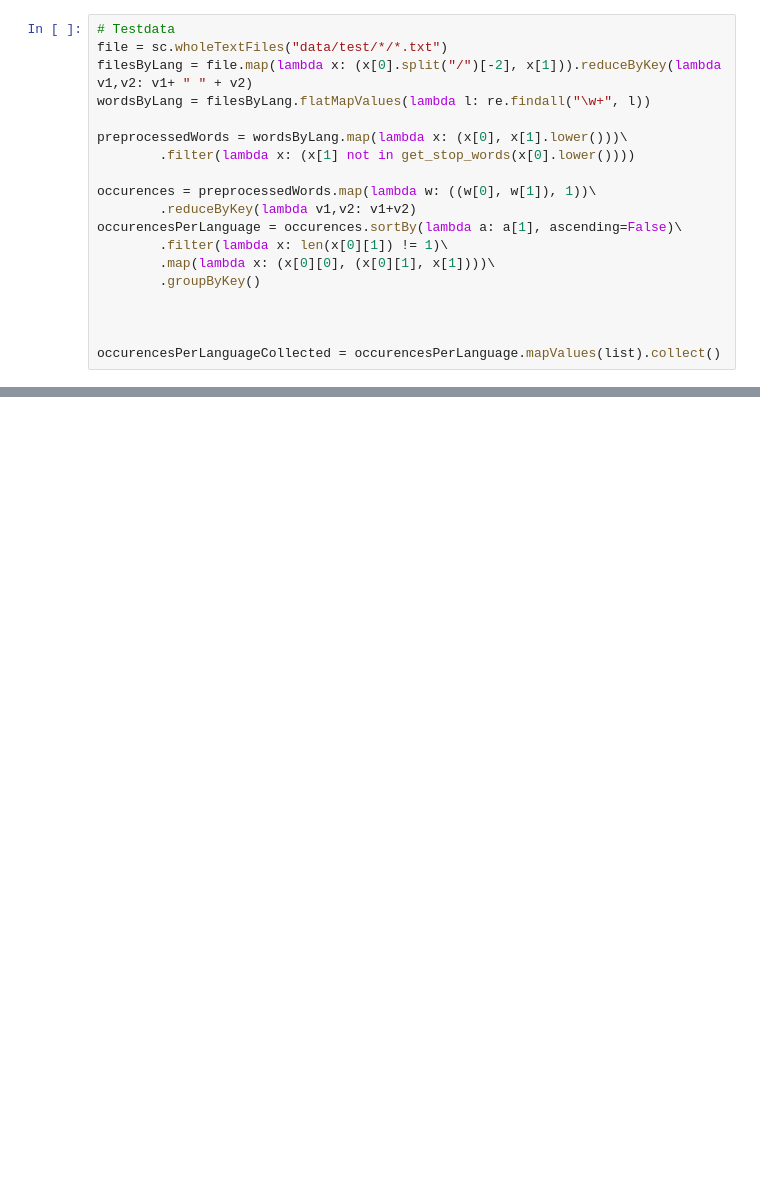
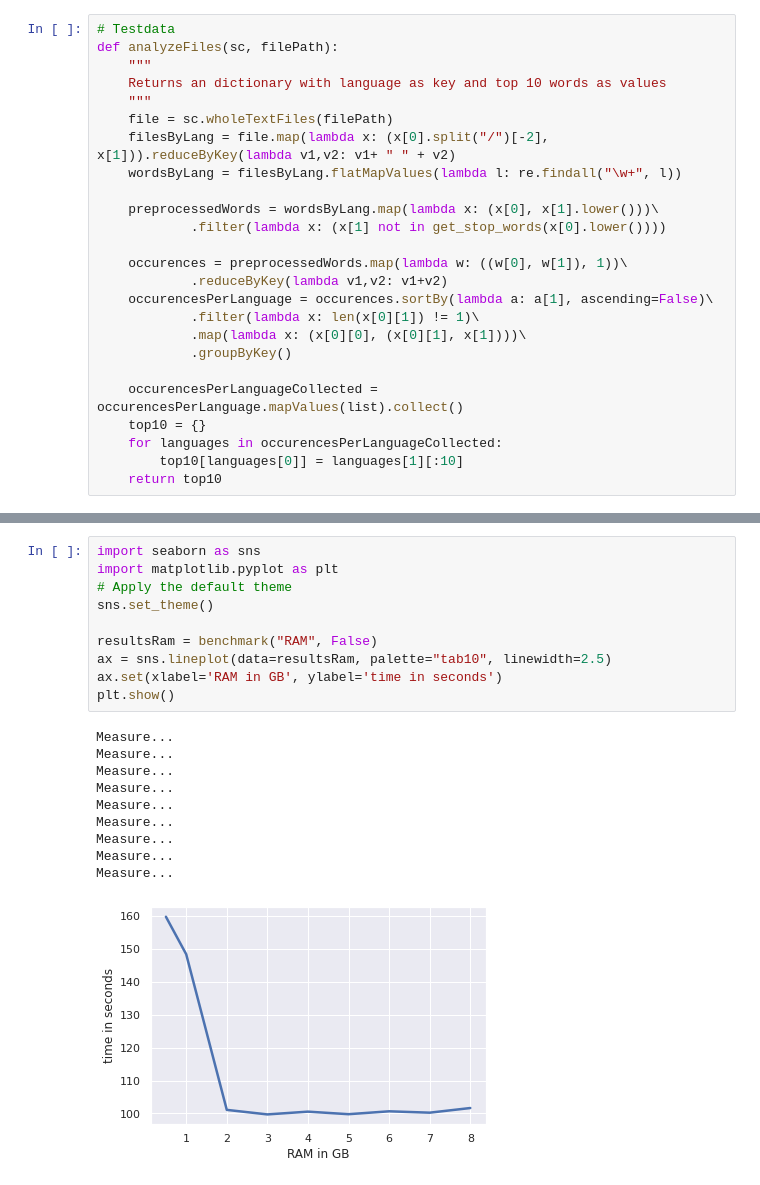
Before and after one commit to marvpaul/spark-count-words, a Jupyter notebook: Count words.ipynb, the cells around one changed output, grey strips where cells are left out. Saved outputs shown, nothing was run; the diff lists cells and outputs as text; blank space fills up the shorter version.

```diff
--- a/Count words.ipynb
+++ b/Count words.ipynb
@@ -19,19 +37,25 @@ sc = SparkContext(conf=conf)
 # %%
 # Testdata
-file = sc.wholeTextFiles("data/test/*/*.txt")
-filesByLang = file.map(lambda x: (x[0].split("/")[-2], x[1])).reduceByKey(lambda v1,v2: v1+ " " + v2)
-wordsByLang = filesByLang.flatMapValues(lambda l: re.findall("\w+", l))
+def analyzeFiles(sc, filePath):
+    """
+    Returns an dictionary with language as key and top 10 words as values
+    """
+    file = sc.wholeTextFiles(filePath)
+    filesByLang = file.map(lambda x: (x[0].split("/")[-2], x[1])).reduceByKey(lambda v1,v2: v1+ " " + v2)
+    wordsByLang = filesByLang.flatMapValues(lambda l: re.findall("\w+", l))
 
-preprocessedWords = wordsByLang.map(lambda x: (x[0], x[1].lower()))\
-        .filter(lambda x: (x[1] not in get_stop_words(x[0].lower())))
+    preprocessedWords = wordsByLang.map(lambda x: (x[0], x[1].lower()))\
+            .filter(lambda x: (x[1] not in get_stop_words(x[0].lower())))
 
-occurences = preprocessedWords.map(lambda w: ((w[0], w[1]), 1))\
-        .reduceByKey(lambda v1,v2: v1+v2)
-occurencesPerLanguage = occurences.sortBy(lambda a: a[1], ascending=False)\
-        .filter(lambda x: len(x[0][1]) != 1)\
-        .map(lambda x: (x[0][0], (x[0][1], x[1])))\
-        .groupByKey()
+    occurences = preprocessedWords.map(lambda w: ((w[0], w[1]), 1))\
+            .reduceByKey(lambda v1,v2: v1+v2)
+    occurencesPerLanguage = occurences.sortBy(lambda a: a[1], ascending=False)\
+            .filter(lambda x: len(x[0][1]) != 1)\
+            .map(lambda x: (x[0][0], (x[0][1], x[1])))\
+            .groupByKey()
 
-
-
-occurencesPerLanguageCollected = occurencesPerLanguage.mapValues(list).collect()
+    occurencesPerLanguageCollected = occurencesPerLanguage.mapValues(list).collect()
+    top10 = {}
+    for languages in occurencesPerLanguageCollected:
+        top10[languages[0]] = languages[1][:10]
+    return top10
@@ -83,0 +124,21 @@ Dutch--> [('den', 1520), ('gij', 627), ('zoo', 512), ('zijne', 509), ('eene', 48
+# %%
+import seaborn as sns
+import matplotlib.pyplot as plt
+# Apply the default theme
+sns.set_theme()
+
+resultsRam = benchmark("RAM", False)
+ax = sns.lineplot(data=resultsRam, palette="tab10", linewidth=2.5)
+ax.set(xlabel='RAM in GB', ylabel='time in seconds')
+plt.show()
+# %% [output]
+Measure...
+Measure...
+Measure...
+Measure...
+Measure...
+Measure...
+Measure...
+Measure...
+Measure...
+[figure, added]
```
Also changed, not shown: parts of 13 cells of this notebook, 1 other file.
